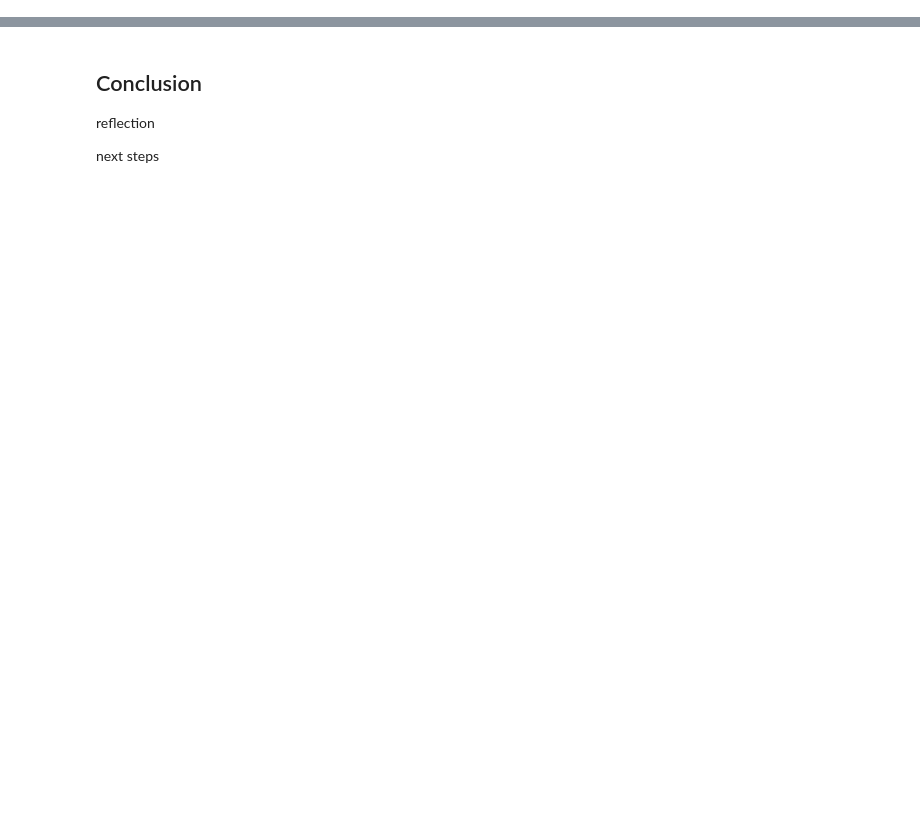
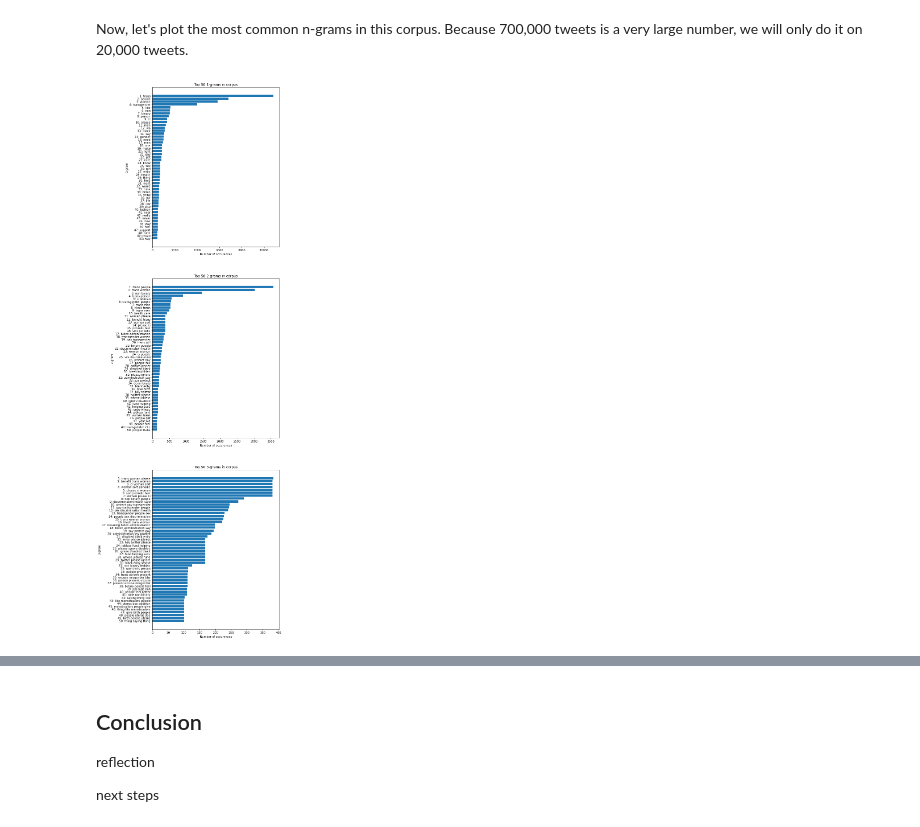
Before and after one commit to astralbijection/trans-data-analysis, a Jupyter notebook: notebooks/final_report.ipynb, the cells around one changed output, grey strips where cells are left out. Cells and saved outputs as stored; diff of their text form; code cells hidden in the pictures; blank space fills up the shorter version.

```diff
--- a/notebooks/final_report.ipynb
+++ b/notebooks/final_report.ipynb
@@ -85,0 +199,44 @@ def tweet_df():
+# %% [markdown]
+Now, let's plot the most common n-grams in this corpus. Because 700,000 tweets is a very large number, we will only do it on 20,000 tweets.
+# %%
+def calculate_word_freqs(series, stop, ngram_size=1):
+    ng_tokenizer = NgramTokenizer(ngram_size, stop)
+    flat_ngrams = (
+        ' '.join(ngram)
+        for doc in series
+        for ngram in nltk.ngrams(tokenize_tweet(doc, stop), ngram_size)
+    )
+
+    ngrams = pd.Series(flat_ngrams)
+
+    frequencies = ngrams.value_counts()
+    frequencies.sort_values(inplace=True, ascending=False)
+    return frequencies
+
+def plot_frequencies(ax: plt.Axes, freq_series, top_count=30):
+    top_n = freq_series.iloc[:top_count]
+    index = [
+        f'{i + 1}: {word}'
+        for i, word in enumerate(top_n.index)
+    ]
+    ax.barh(index, top_n)
+    ax.invert_yaxis()
+
+
+def plot_ngrams(ax, tweet_series, stop, ngram_size=1, top_count=50):
+    frequency = calculate_word_freqs(tweet_series, stop, ngram_size=ngram_size)
+    plot_frequencies(ax, frequency, top_count=top_count)
+    gram_label = f'{ngram_size}-gram'
+    ax.set_title(f'Top {top_count} {gram_label}s in corpus')
+    ax.set_ylabel(f'{gram_label}')
+    ax.set_xlabel(f'Number of occurences')
+# %%
+ngram_tweet_sample = tweet_df.sample(20_000, random_state=0)
+_, axs = plt.subplots(3, 1, figsize=(8, 35))
+
+for i, ax in enumerate(axs.flatten()):
+    ngram_size = i + 1
+    plot_ngrams(ax, ngram_tweet_sample['tweet'], standard_stopwords, ngram_size=ngram_size)
+plt.show()
+# %% [output]
+[figure, added]
```
Also changed, not shown: parts of 41 cells of this notebook, 2 other files.
